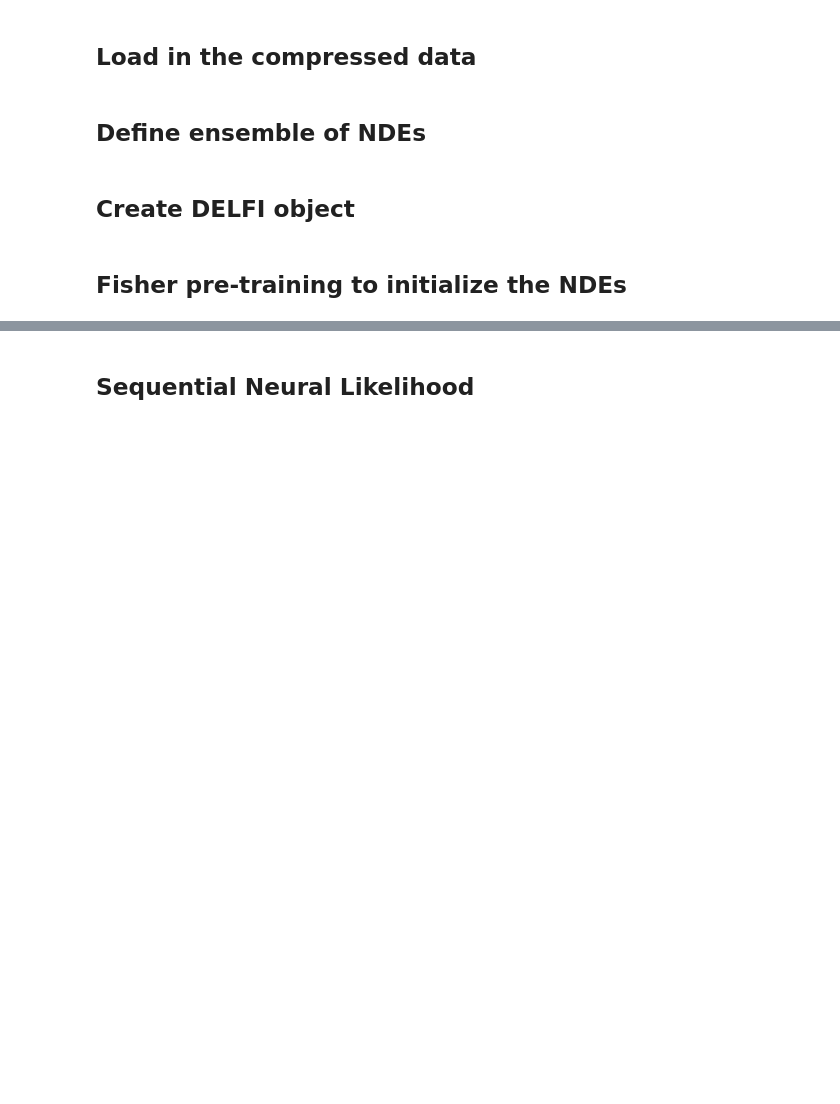
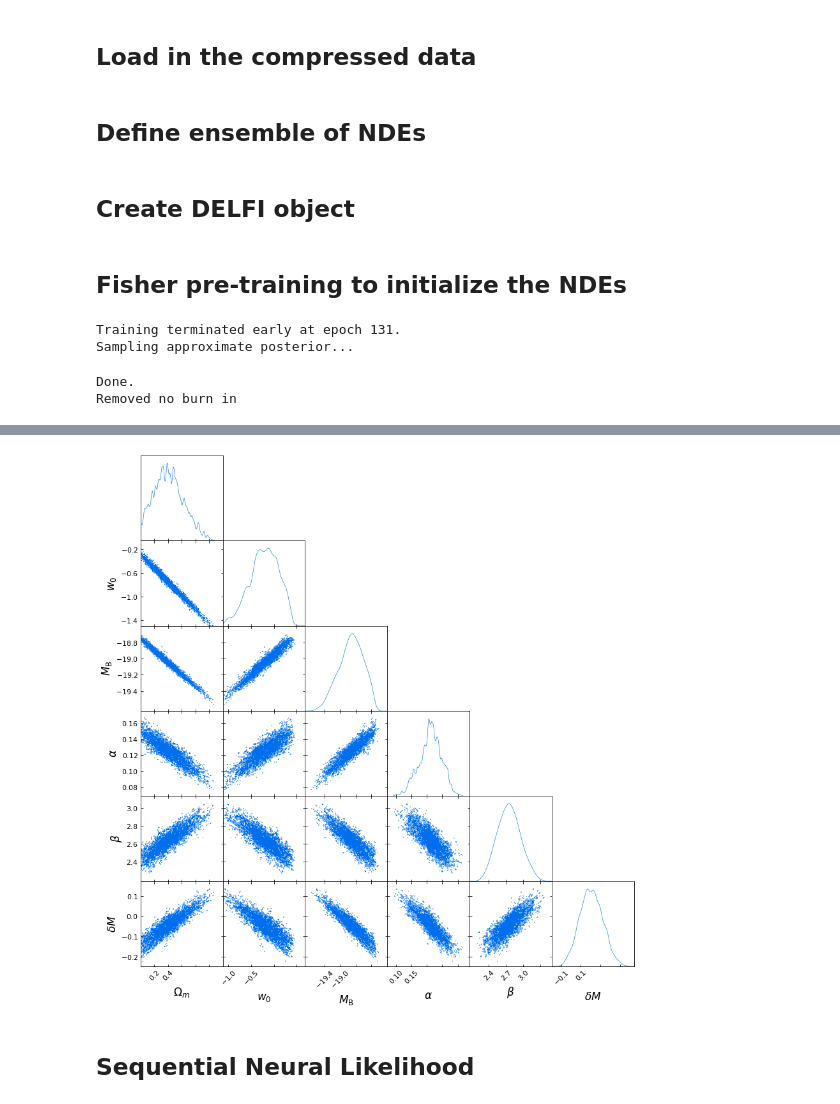
Before and after one commit to justinalsing/pydelfi, a Jupyter notebook: examples/jla_sne.ipynb, the cells around one changed output, grey strips where cells are left out. Saved outputs shown, nothing was run; the diff lists cells and outputs as text; code cells hidden in the pictures; blank space fills up the shorter version.

```diff
--- a/examples/jla_sne.ipynb
+++ b/examples/jla_sne.ipynb
@@ -1,15 +1,18 @@
 # %% [markdown]
 ## Import your stuff
 # %%
+import sys
+sys.path.append('/Users/justinalsing/Dropbox/science/pydelfi-tf2/pydelfi/pydelfi')
+
 import numpy as np
 import simulators.jla_supernovae.jla_simulator as jla
-import pydelfi.ndes as ndes
-import pydelfi.delfi as delfi
-import pydelfi.score as score
-import pydelfi.priors as priors
+import ndes as ndes
+import delfi as delfi
+import score as score
+import priors as priors
 import tensorflow as tf
-tf.logging.set_verbosity(tf.logging.ERROR)
-%matplotlib inline
+import tensorflow_probability as tfp
+tfd = tfp.distributions
 # %% [markdown]
 ## Set up the simulator
 This must have the signature `simulator(parameters, seed, args, batch)` -> `np.array([batch, ndata])`
@@ -26,7 +29,7 @@ simulator_args = None
 # %%
 lower = np.array([0, -1.5, -20, 0, 0, -0.5])
 upper = np.array([0.6, 0, -18, 1, 6, 0.5])
-prior = priors.Uniform(lower, upper)
+prior = tfd.Blockwise([tfd.Uniform(low=lower[i], high=upper[i]) for i in range(6)])
 # %% [markdown]
 ## Set up the compressor
 Must have the signature `compressor(data, args)` -> `np.array([n_summaries])`<br>
@@ -63,3 +59,5 @@ NDEs = [ndes.MixtureDensityNetwork(n_parameters=6, n_data=6, n_components=1, n_h
+# %%
+NDEs = [ndes.ConditionalMaskedAutoregressiveFlow(n_parameters=6, n_data=6, n_mades=5, n_hidden=[50,50], activations=[tf.tanh, tf.tanh])]
 # %% [markdown]
 ## Create DELFI object
 # %%
@@ -73,4 +71,9 @@ DelfiEnsemble = delfi.Delfi(compressed_data, prior, NDEs,
 # %% [markdown]
 ## Fisher pre-training to initialize the NDEs
 # %%
-DelfiEnsemble.fisher_pretraining()
+DelfiEnsemble.fisher_pretraining(mode="samples", plot=True)
+# %% [output]
+Training terminated early at epoch 131.
+Sampling approximate posterior...
+Done.
+Removed no burn in
@@ -77,3 +93,4 @@ DelfiEnsemble.fisher_pretraining()
+[figure, added]
 # %% [markdown]
 ## Sequential Neural Likelihood
 # %%
```
Also changed, not shown: parts of 13 cells of this notebook, 2 other files.
